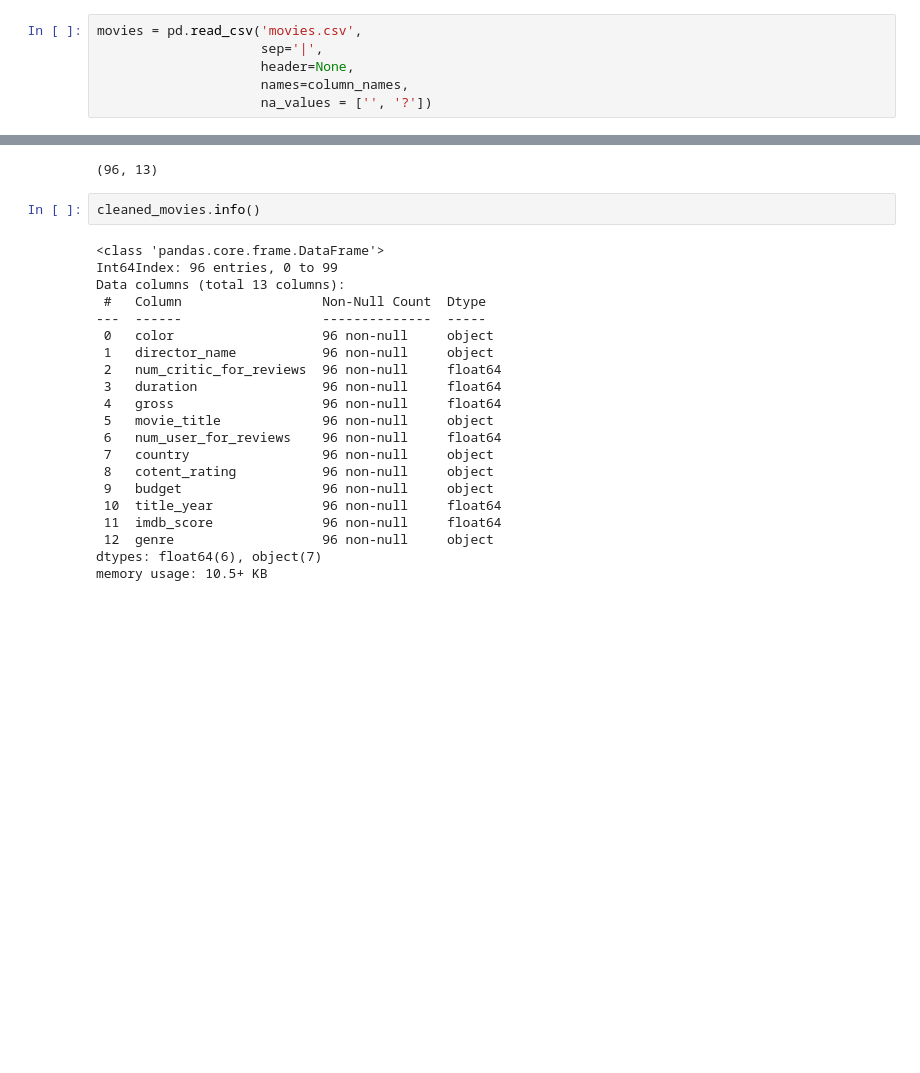
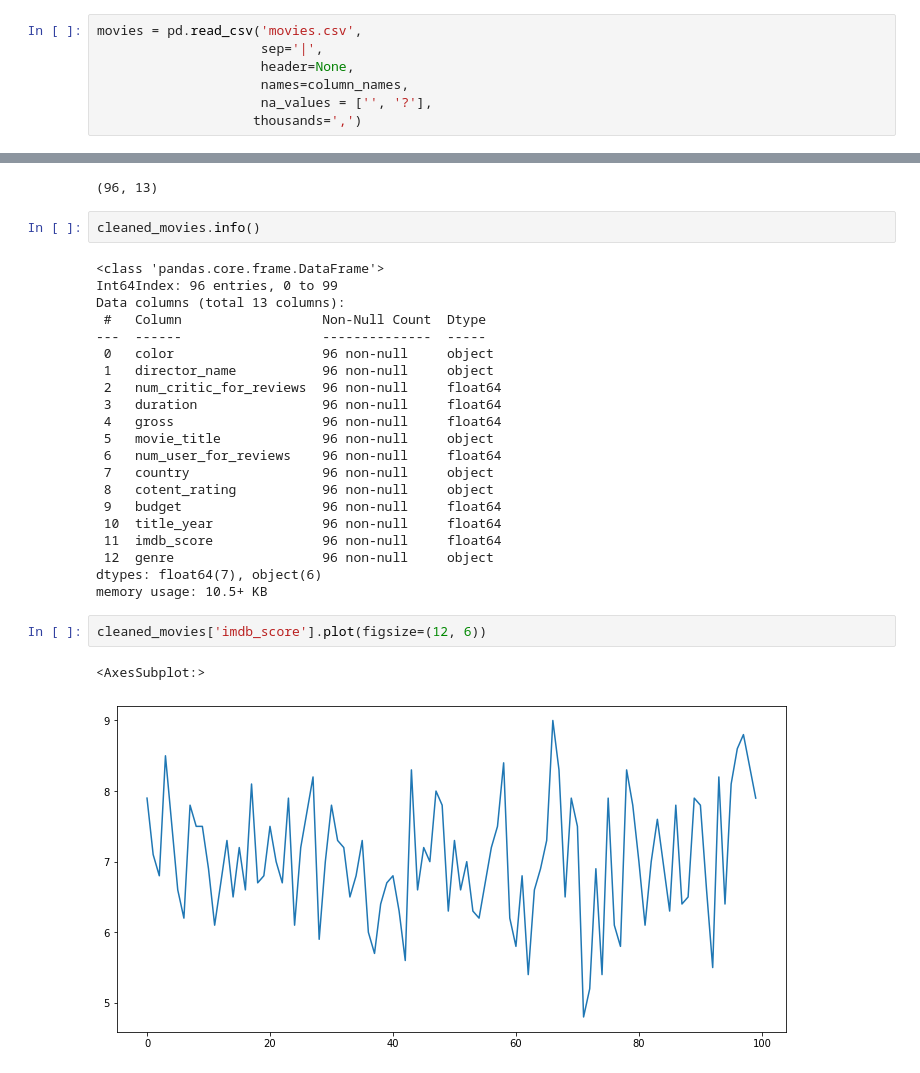
Before and after one commit to Luderio/RDP-Reading-Data-with-Python-and-Pandas, a Jupyter notebook: unit-1-reading-data-with-python-and-pandas/lesson-2-load-movies-dataset/files/Untitled.ipynb, the cells around one changed output, grey strips where cells are left out. Drawn from its saved outputs; the diff is of its cells as text; blank space fills up the shorter version.

```diff
--- a/unit-1-reading-data-with-python-and-pandas/lesson-2-load-movies-dataset/files/Untitled.ipynb
+++ b/unit-1-reading-data-with-python-and-pandas/lesson-2-load-movies-dataset/files/Untitled.ipynb
@@ -10,7 +10,8 @@ movies = pd.read_csv('movies.csv',
                      sep='|',
                      header=None,
                      names=column_names,
-                     na_values = ['', '?'])
+                     na_values = ['', '?'],
+                    thousands=',')
 # %%
 movies.head()
 # %% [output]
@@ -58,9 +59,14 @@ Data columns (total 13 columns):
  6   num_user_for_reviews    96 non-null     float64
  7   country                 96 non-null     object
  8   cotent_rating           96 non-null     object
- 9   budget                  96 non-null     object
+ 9   budget                  96 non-null     float64
  10  title_year              96 non-null     float64
  11  imdb_score              96 non-null     float64
  12  genre                   96 non-null     object
-dtypes: float64(6), object(7)
+dtypes: float64(7), object(6)
 memory usage: 10.5+ KB
+# %%
+cleaned_movies['imdb_score'].plot(figsize=(12, 6))
+# %% [output]
+<AxesSubplot:>
+[figure, added]
```
Also changed, not shown: 2 other files.
